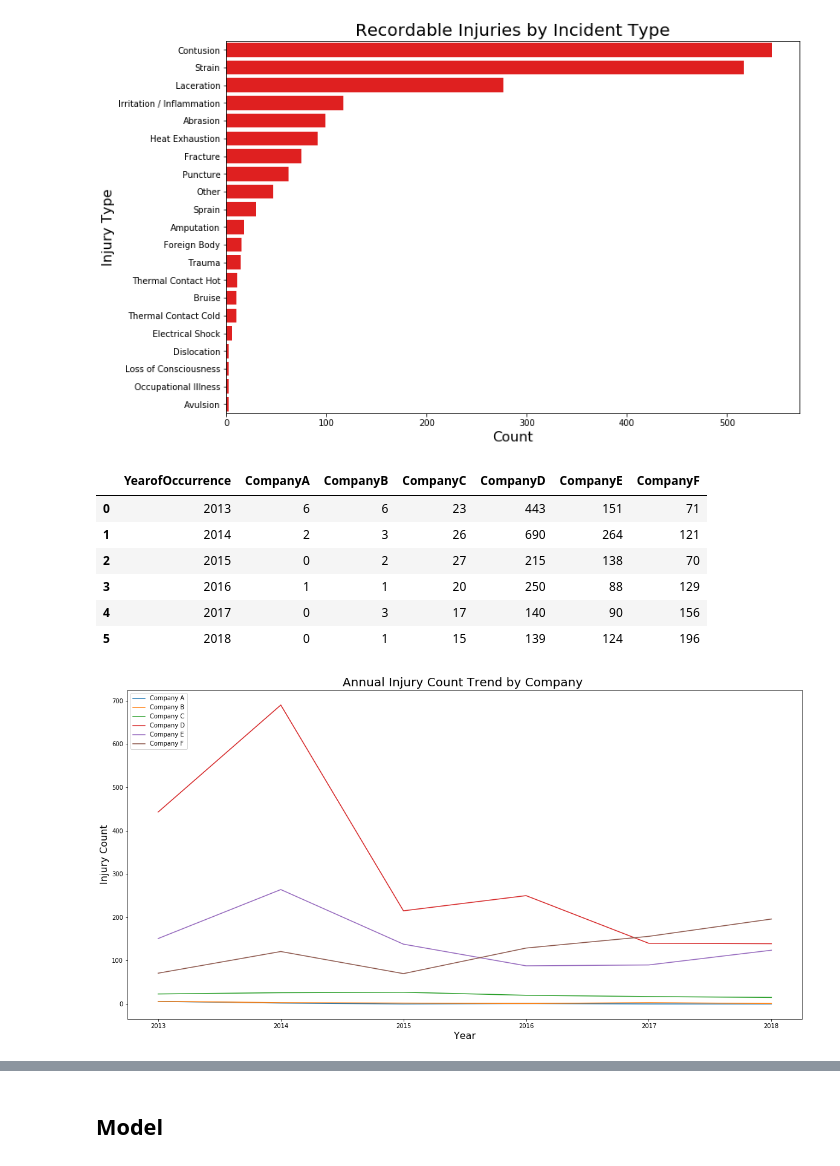
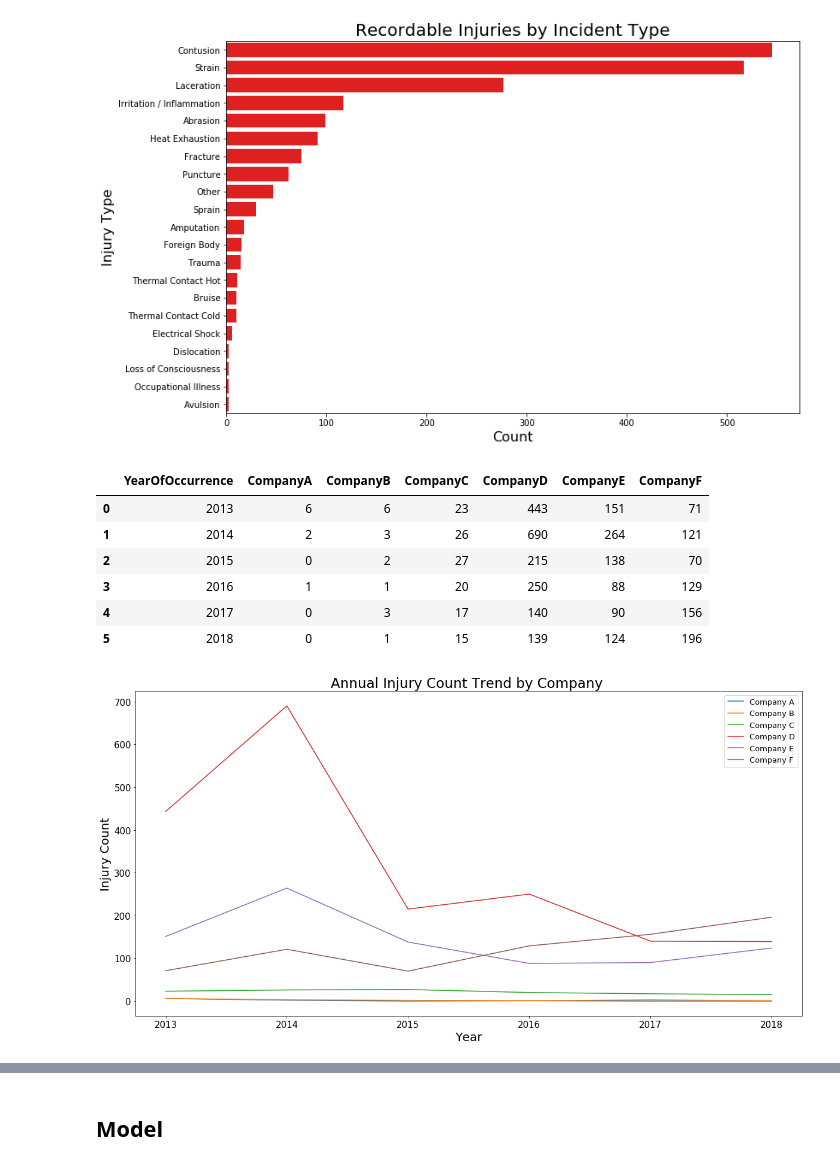
Before and after one commit to ist719-finalproject/FinalProject, a Jupyter notebook: IST718 Project - Kim,TS,Brandon,Amanda.ipynb, the cells around one changed output, grey strips where cells are left out. Saved outputs shown, nothing was run; the diff lists cells and outputs as text; code cells hidden in the pictures.

```diff
--- a/IST718 Project - Kim,TS,Brandon,Amanda.ipynb
+++ b/IST718 Project - Kim,TS,Brandon,Amanda.ipynb
@@ -279,10 +406,10 @@ plt.show()
 # %%
 #create dataframe showing injury trend by company
 
-q = """SELECT distinct YearofOccurrence from incidentsDF order by YearofOccurrence;"""
+q = """SELECT distinct YearOfOccurrence from incidentsDF order by YearofOccurrence;"""
 yearsdf = pysql(q)
 
-q = """SELECT CompanyName, count(*) [InjuryCount], YearofOccurrence from incidentsDF  group by CompanyName, YearofOccurrence order by YearofOccurrence;"""
+q = """SELECT CompanyName, count(*) [InjuryCount], YearOfOccurrence from incidentsDF  group by CompanyName, YearofOccurrence order by YearofOccurrence;"""
 trend1df = pysql(q)
 
 q = """SELECT a.YearofOccurrence, CASE WHEN b.CompanyName='Company A' THEN InjuryCount Else 0 END [CompanyA] ,
@@ -299,10 +426,10 @@ q="""SELECT YearofOccurrence, SUM(CompanyA) [CompanyA], SUM(CompanyB) [CompanyB]
 Trenddf = pysql(q)
 
 #drop 2019 as it's not a complete year
-Trenddf = Trenddf.drop(Trenddf[Trenddf.YearofOccurrence == 2019].index)
+Trenddf = Trenddf.drop(Trenddf[Trenddf.YearOfOccurrence == 2019].index)
 Trenddf
 # %% [output]
-|  | YearofOccurrence | CompanyA | CompanyB | CompanyC | CompanyD | CompanyE | CompanyF |
+|  | YearOfOccurrence | CompanyA | CompanyB | CompanyC | CompanyD | CompanyE | CompanyF |
 | 0 | 2013 | 6 | 6 | 23 | 443 | 151 | 71 |
 | 1 | 2014 | 2 | 3 | 26 | 690 | 264 | 121 |
 | 2 | 2015 | 0 | 2 | 27 | 215 | 138 | 70 |
@@ -310,29 +437,31 @@ Trenddf
 | 4 | 2017 | 0 | 3 | 17 | 140 | 90 | 156 |
 | 5 | 2018 | 0 | 1 | 15 | 139 | 124 | 196 |
 # %%
-x = Trenddf['YearofOccurrence']
+x = Trenddf['YearOfOccurrence']
 Y1 = Trenddf['CompanyA']
 Y2 = Trenddf['CompanyB']
 Y3 = Trenddf['CompanyC']
 Y4 = Trenddf['CompanyD']
 Y5 = Trenddf['CompanyE']
 Y6 = Trenddf['CompanyF']
 
 plt.figure(figsize=(20,10))
 plt.plot(x,Y1, label='Company A')
 plt.plot(x,Y2, label='Company B')
 plt.plot(x,Y3, label='Company C')
 plt.plot(x,Y4, label='Company D')
 plt.plot(x,Y5, label='Company E')
 plt.plot(x,Y6, label='Company F')
 
-plt.legend(loc='upper left')
-plt.title('Annual Injury Count Trend by Company ', fontsize=20)
-plt.xlabel('Year', fontsize=16)
-plt.ylabel('Injury Count', fontsize=16)
+plt.legend(loc='upper right', fontsize= 13)
+plt.title('Annual Injury Count Trend by Company ', fontsize=23)
+plt.xlabel('Year', fontsize=20)
+plt.ylabel('Injury Count', fontsize=20)
+plt.xticks(size = 15)
+plt.yticks(size = 15)
 plt.show()
 # %% [output]
-[figure, old version]
+[figure, new version]
 # %%
 #find total incidents by year
 col_list = list(Trenddf.columns)[1:]
```
Also changed, not shown: parts of 43 cells of this notebook.
